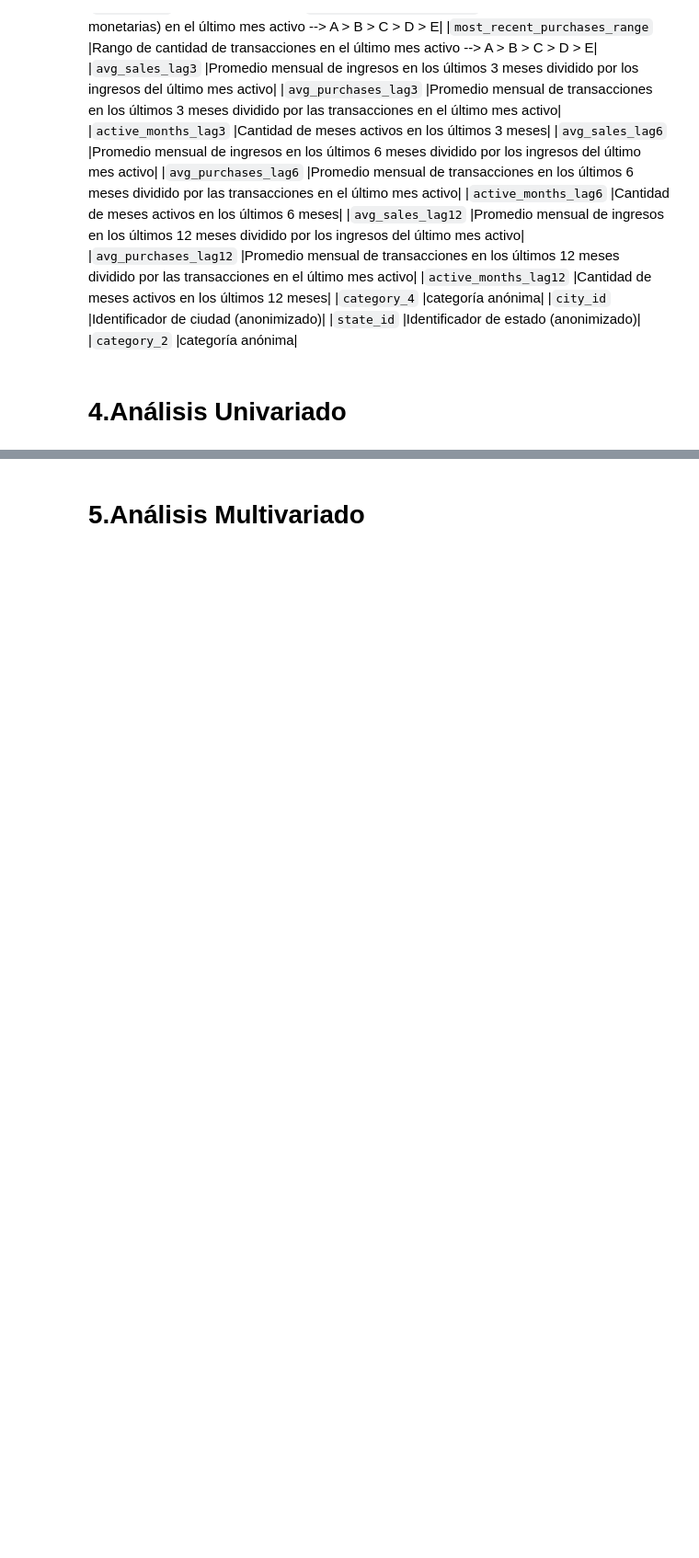
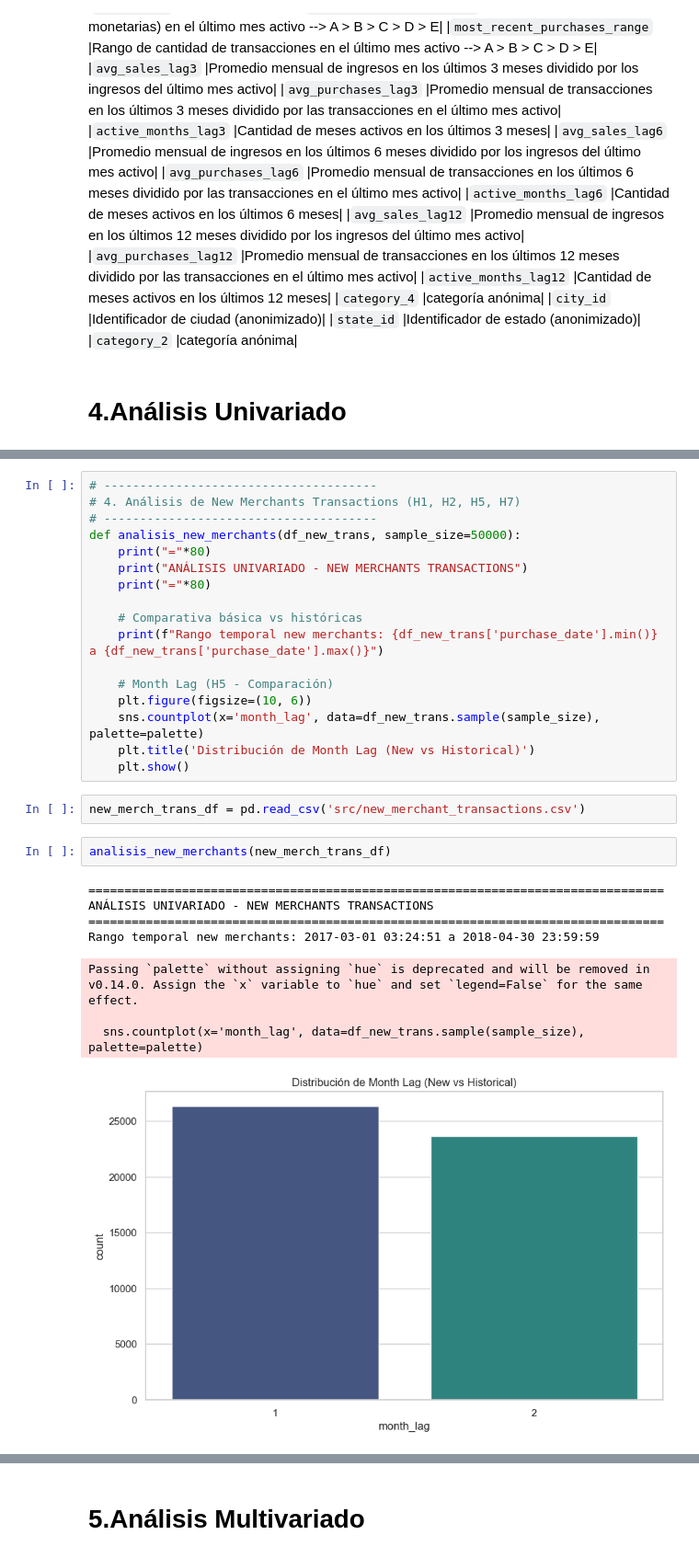
Before and after one commit to paulsantillan787/elo-data-mining, a Jupyter notebook: Comprension_de_datos_v1.ipynb, the cells around one changed output, grey strips where cells are left out. Shown at 92% size. Drawn from its saved outputs; the diff is of its cells as text; blank space fills up the shorter version.

```diff
--- a/Comprension_de_datos_v1.ipynb
+++ b/Comprension_de_datos_v1.ipynb
@@ -585,0 +364,30 @@ muestran consistentemente una distribución altamente sesgada hacia valores bajo
+# %%
+# --------------------------------------
+# 4. Análisis de New Merchants Transactions (H1, H2, H5, H7)
+# --------------------------------------
+def analisis_new_merchants(df_new_trans, sample_size=50000):
+    print("="*80)
+    print("ANÁLISIS UNIVARIADO - NEW MERCHANTS TRANSACTIONS")
+    print("="*80)
+
+    # Comparativa básica vs históricas
+    print(f"Rango temporal new merchants: {df_new_trans['purchase_date'].min()} a {df_new_trans['purchase_date'].max()}")
+
+    # Month Lag (H5 - Comparación)
+    plt.figure(figsize=(10, 6))
+    sns.countplot(x='month_lag', data=df_new_trans.sample(sample_size), palette=palette)
+    plt.title('Distribución de Month Lag (New vs Historical)')
+    plt.show()
+# %%
+new_merch_trans_df = pd.read_csv('src/new_merchant_transactions.csv')
+# %%
+analisis_new_merchants(new_merch_trans_df)
+# %% [output]
+================================================================================
+ANÁLISIS UNIVARIADO - NEW MERCHANTS TRANSACTIONS
+================================================================================
+Rango temporal new merchants: 2017-03-01 03:24:51 a 2018-04-30 23:59:59
+Passing `palette` without assigning `hue` is deprecated and will be removed in v0.14.0. Assign the `x` variable to `hue` and set `legend=False` for the same effect.
+
+  sns.countplot(x='month_lag', data=df_new_trans.sample(sample_size), palette=palette)
+[figure, added]
```
Also changed, not shown: parts of 120 cells of this notebook.
